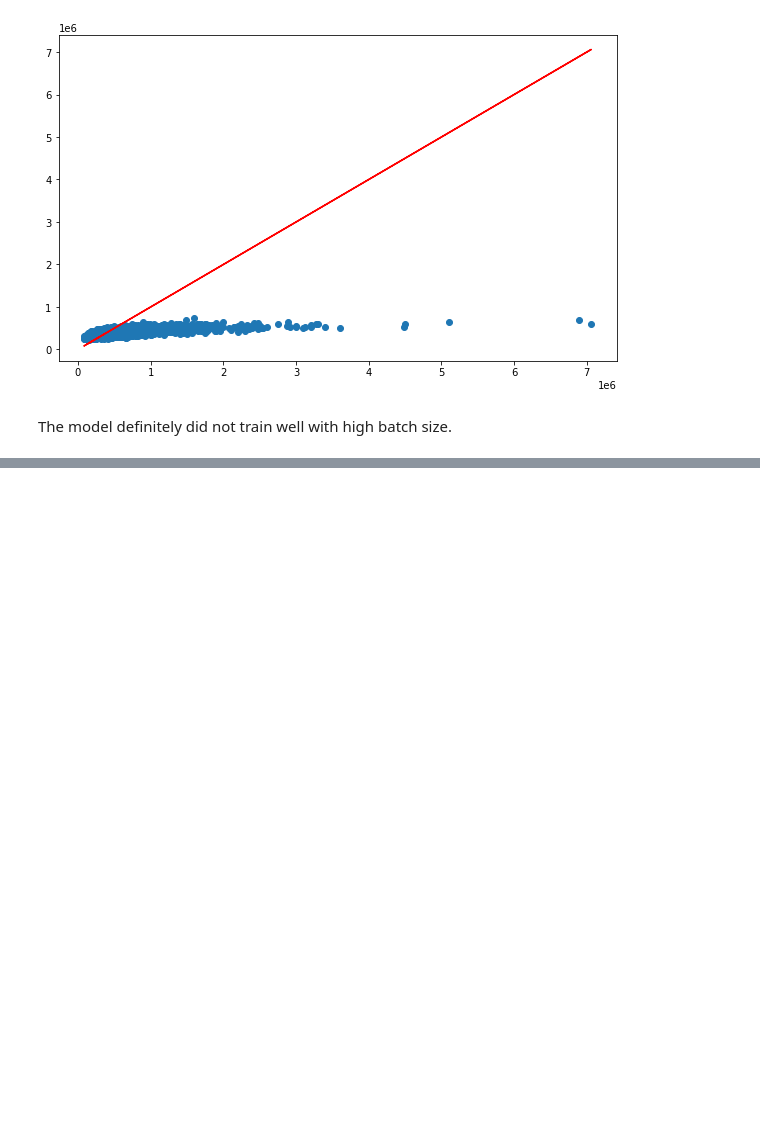
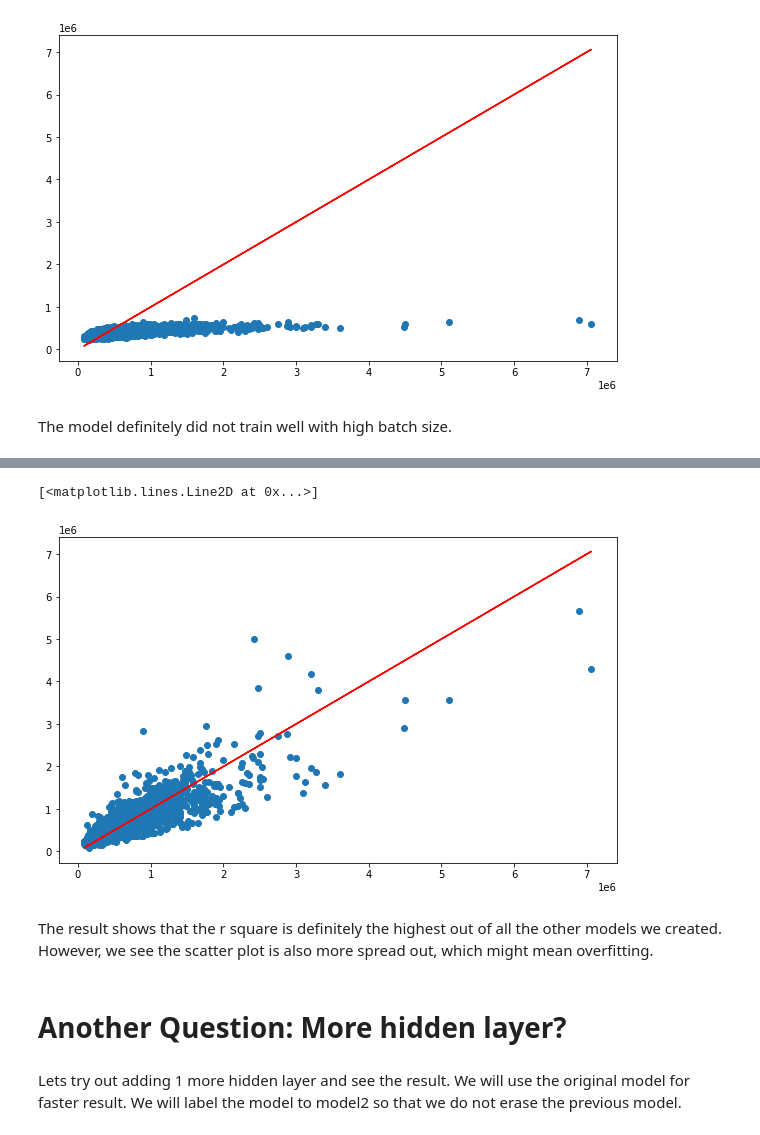
Before and after one commit to hps1795/Keras_LinReg_Real_Estate, a Jupyter notebook: keras practice.ipynb, the cells around one changed output, grey strips where cells are left out. Saved outputs shown, nothing was run; the diff lists cells and outputs as text; code cells hidden in the pictures; blank space fills up the shorter version.

```diff
--- a/keras practice.ipynb
+++ b/keras practice.ipynb
@@ -543,0 +604,13 @@ The model definitely did not train well with high batch size.
+# %%
+fig, ax = plt.subplots(figsize=(10,6))
+ax.scatter(y_test, test_pred)
+ax.plot(y_test,y_test,'r')
+# %% [output]
+[<matplotlib.lines.Line2D at 0x...>]
+[figure, added]
+# %% [markdown]
+The result shows that the r square is definitely the highest out of all the other models we created. However, we see the scatter plot is also more spread out, which might mean overfitting.
+# %% [markdown]
+# Another Question: More hidden layer?
+# %% [markdown]
+Lets try out adding 1 more hidden layer and see the result. We will use the original model for faster result. We will label the model to model2 so that we do not erase the previous model.
```
Also changed, not shown: parts of 17 cells of this notebook.
